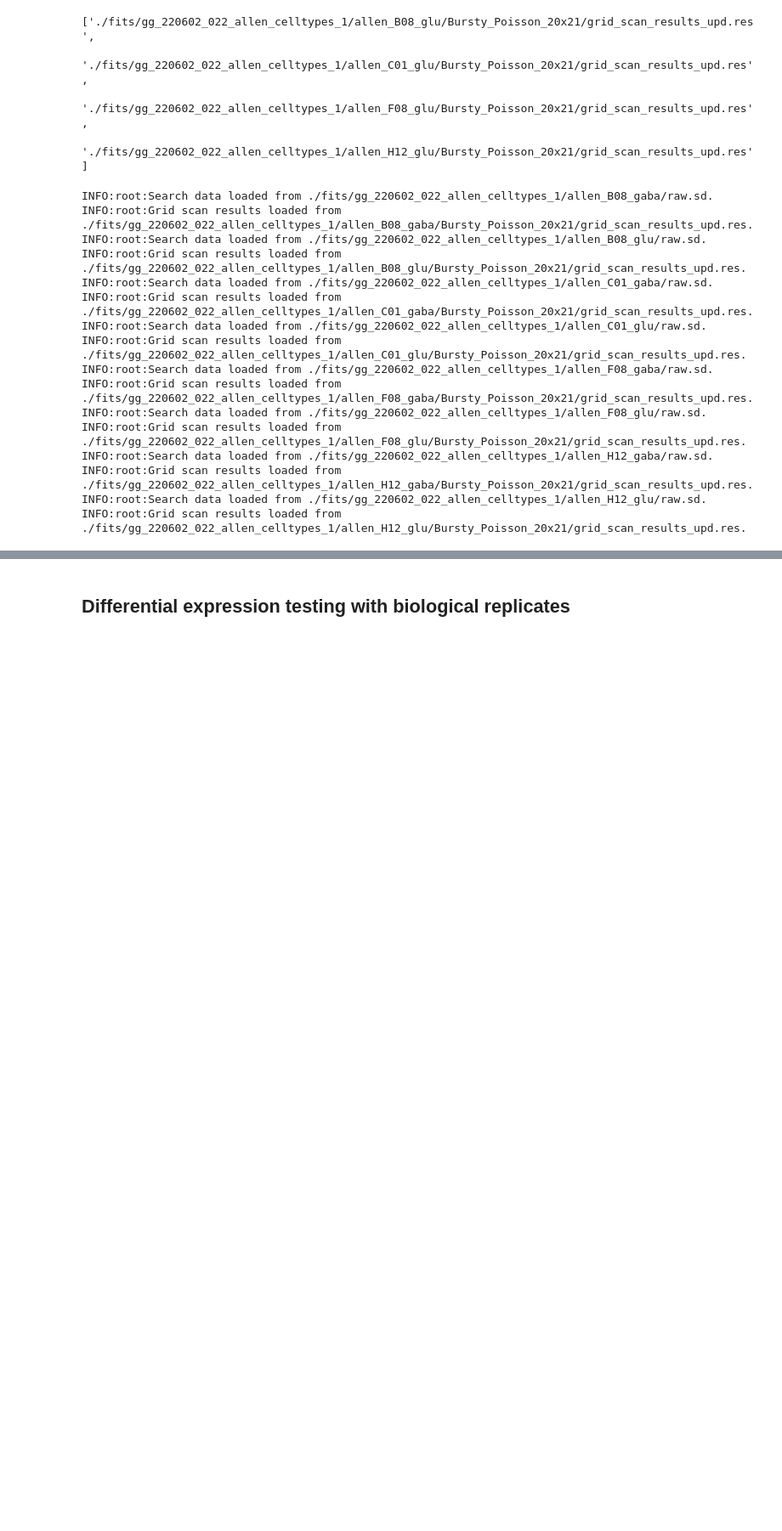
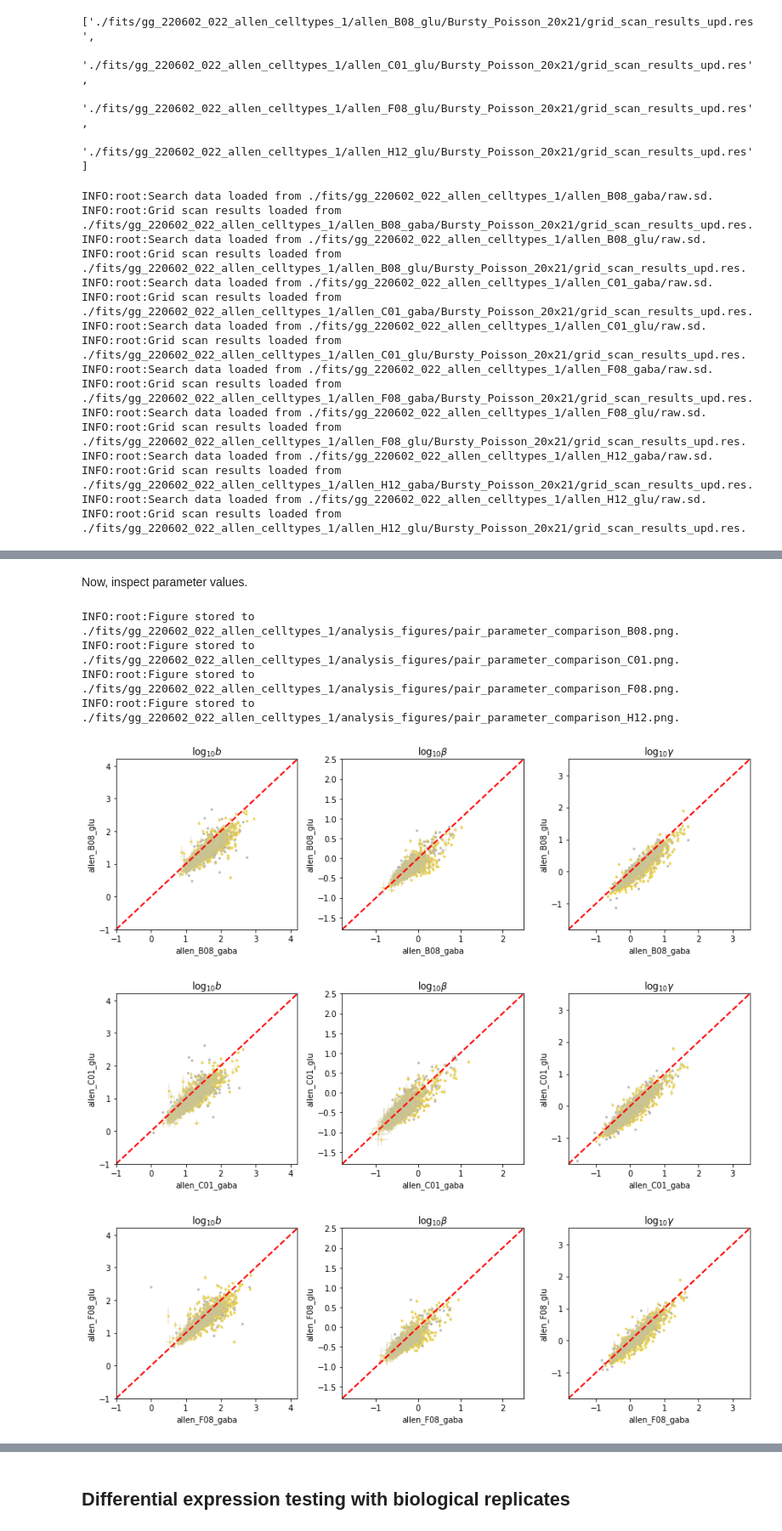
Before and after one commit to gennadygorin/seq-cme-technoise, a Jupyter notebook: gg220603_allen_celltypes_de.ipynb, the cells around one changed output, grey strips where cells are left out. Shown at 85% size. Drawn from its saved outputs; the diff is of its cells as text; code cells hidden in the pictures; blank space fills up the shorter version.

```diff
--- a/gg220603_allen_celltypes_de.ipynb
+++ b/gg220603_allen_celltypes_de.ipynb
@@ -79,0 +146,15 @@ INFO:root:Grid scan results loaded from ./fits/gg_220602_022_allen_celltypes_1/a
+# %% [markdown]
+Now, inspect parameter values.
+# %%
+for j in range(n_datasets):
+    plot_params_for_pair(sr_arr_gaba[j],sr_arr_glu[j],\
+                         distinguish_rej=True,plot_errorbars=True,meta = dataset_meta[j],xlabel = dataset_names_gaba[j],\
+                         ylabel = dataset_names_glu[j])
+# %% [output]
+INFO:root:Figure stored to ./fits/gg_220602_022_allen_celltypes_1/analysis_figures/pair_parameter_comparison_B08.png.
+INFO:root:Figure stored to ./fits/gg_220602_022_allen_celltypes_1/analysis_figures/pair_parameter_comparison_C01.png.
+INFO:root:Figure stored to ./fits/gg_220602_022_allen_celltypes_1/analysis_figures/pair_parameter_comparison_F08.png.
+INFO:root:Figure stored to ./fits/gg_220602_022_allen_celltypes_1/analysis_figures/pair_parameter_comparison_H12.png.
+[figure, added]
+[figure, added]
+[figure, added]
```
Also changed, not shown: parts of 67 cells of this notebook.
